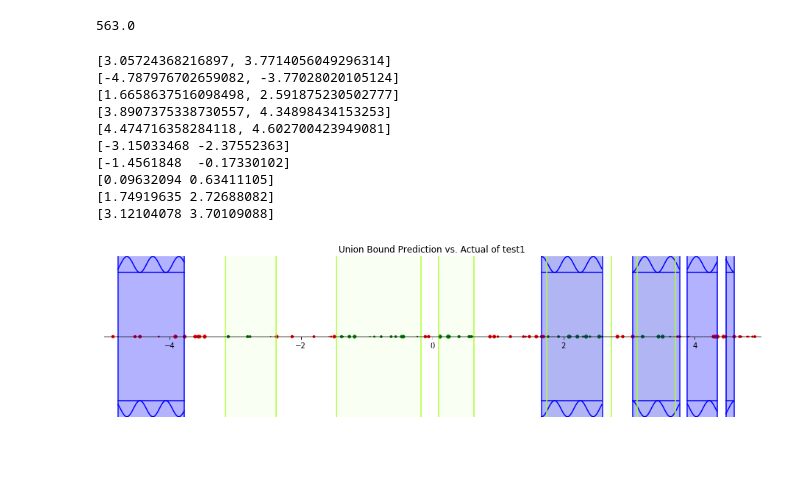
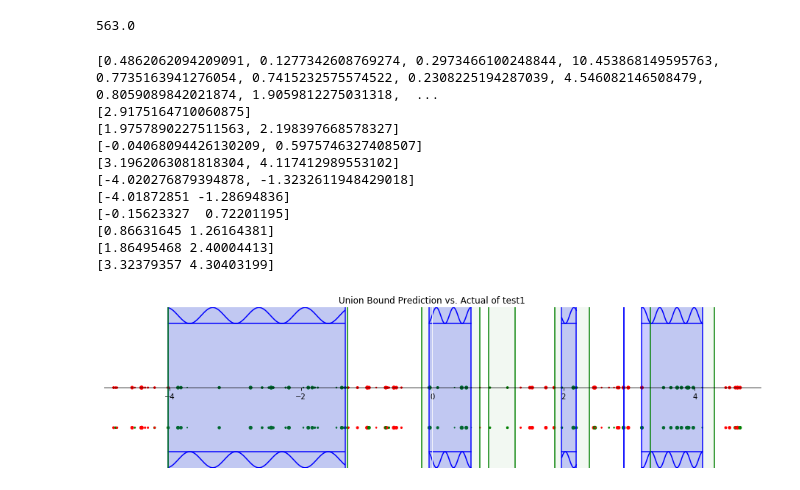
Before and after one commit to CLARKBENHAM/side_projects, a Jupyter notebook: CS6501/Presentation on Pac Learning in the Presence of One-sided Classification Noise.ipynb, the cells around one changed output. Drawn from its saved outputs; the diff is of its cells as text; code cells hidden in the pictures; blank space fills up the shorter version.

```diff
--- a/CS6501/Presentation on Pac Learning in the Presence of One-sided Classification Noise.ipynb
+++ b/CS6501/Presentation on Pac Learning in the Presence of One-sided Classification Noise.ipynb
@@ -78,8 +90,10 @@ class union_interval:
 # %%
-test1 = union_interval(k = 5, noise = 0.2)
+test1 = union_interval(k = 5, noise = 0.3)
 test1.sample(m = 100)
 test1.examples = np.delete(test1.examples, 0, 0)
-est = test1.estimate_intervals()
+est, permutes = test1.estimate_intervals()
 tru = test1.intervals
-print(est, "\n\n", tru)
+# print(est, "\n\n", tru)
+rand = np.random.choice(2, len(test1.examples), p = [1-0.2, 0.2])
+test1.calc_error()
 # %% [output]
@@ -131,48 +144,49 @@ def plot_union(un_int, name = "test"):
     ax.spines['right'].set_color('none')
     ax.spines['top'].set_color('none')
     # Show ticks in the left and lower axes only
     ax.xaxis.set_ticks_position('bottom')
     ax.get_yaxis().set_visible(False)
     plt.xlim(un_int.space)
     plt.ylim([-1,1])
     clrs = un_int.examples[:,2]
     wghts = un_int.examples[:,1]
     xvals = un_int.examples[:,0]
     cmap = colors.ListedColormap(['red', 'green'])
     plt.scatter(xvals,[0]*len(xvals), s = wghts*100/un_int.k, c = clrs, cmap = cmap)#be better as bars not pnts
-    plt.title("Union Bound Prediction vs. Actual of " + name)
-    est_bnds = un_int.estimate_intervals()
-    plt_bnds(est_bnds, ax, 'green', 0.3, est= True)
+    est_bnds, permutes = un_int.estimate_intervals()
+    plt.scatter(xvals,[-0.5]*len(xvals), s = wghts*100/un_int.k, c = permutes, cmap = cmap)#be better as bars not pnts
+    plt_bnds(est_bnds, ax, 'green', 0.2, est= True)
     tru_bnds = un_int.intervals
     plt_bnds(tru_bnds, ax, 'xkcd:lime', 0.05)
+    plt.title(f"Union Bound Prediction vs. Actual of {name}. Error = ")
 
 def plt_bnds(tru_bnds, ax, clr, alpha = 0.1, est= False):
     trans = mtransforms.blended_transform_factory(ax.transData, ax.transAxes)
     for bnd in tru_bnds:
-        print(bnd)
         x = np.arange(bnd[0] - 0.000001, bnd[-1] + 0.000001, 0.01)
-        clr = clr
+        clr = 'g'
         if est:
             clr = "b"
             plt.plot(x, [0.8]*len(x), c = clr)
-            plt.plot(x, np.sin(x*min(16, 16/abs(bnd[0] - bnd[-1]+0.01)))*0.1+0.9, c = clr)
+            plt.plot(x, np.sin(x*min(24, 24/abs(bnd[0] - bnd[-1]+0.01)))*0.1+0.9, c = clr)
             plt.plot(x, [-0.8]*len(x), c = clr)
-            plt.plot(x, np.sin(x*min(16, 16/abs(bnd[0] - bnd[-1]+0.01)))*-0.1 - 0.9, c = clr)
+            plt.plot(x, np.sin(x*min(24, 24/abs(bnd[0] - bnd[-1]+0.01)))*-0.1 - 0.9, c = clr)
         plt.axvline(x=bnd[0], c = clr)
         plt.axvline(x=bnd[-1], c = clr)
         ax.fill_between(x, 0, 1, where= x >= bnd[0],
                 facecolor=clr, alpha=alpha, transform=trans)#x limited to values between bnds, fills between all valid pnts
 
 plot_union(test1, "test1")
 # %% [output]
-[3.05724368216897, 3.7714056049296314]
-[-4.787976702659082, -3.77028020105124]
-[1.6658637516098498, 2.591875230502777]
-[3.8907375338730557, 4.34898434153253]
-[4.474716358284118, 4.602700423949081]
-[-3.15033468 -2.37552363]
-[-1.4561848  -0.17330102]
-[0.09632094 0.63411105]
-[1.74919635 2.72688082]
-[3.12104078 3.70109088]
+[0.4862062094209091, 0.1277342608769274, 0.2973466100248844, 10.453868149595763, 0.7735163941276054, 0.7415232575574522, 0.2308225194287039, 4.546082146508479, 0.8059089842021874, 1.9059812275031318,  ...
+[2.9175164710060875]
+[1.9757890227511563, 2.198397668578327]
+[-0.04068094426130209, 0.5975746327408507]
+[3.1962063081818304, 4.117412989553102]
+[-4.020276879394878, -1.3232611948429018]
+[-4.01872851 -1.28694836]
+[-0.15623327  0.72201195]
+[0.86631645 1.26164381]
+[1.86495468 2.40004413]
+[3.32379357 4.30403199]
-[figure, old version]
+[figure, new version]
```
Also changed, not shown: parts of 2 cells of this notebook.
